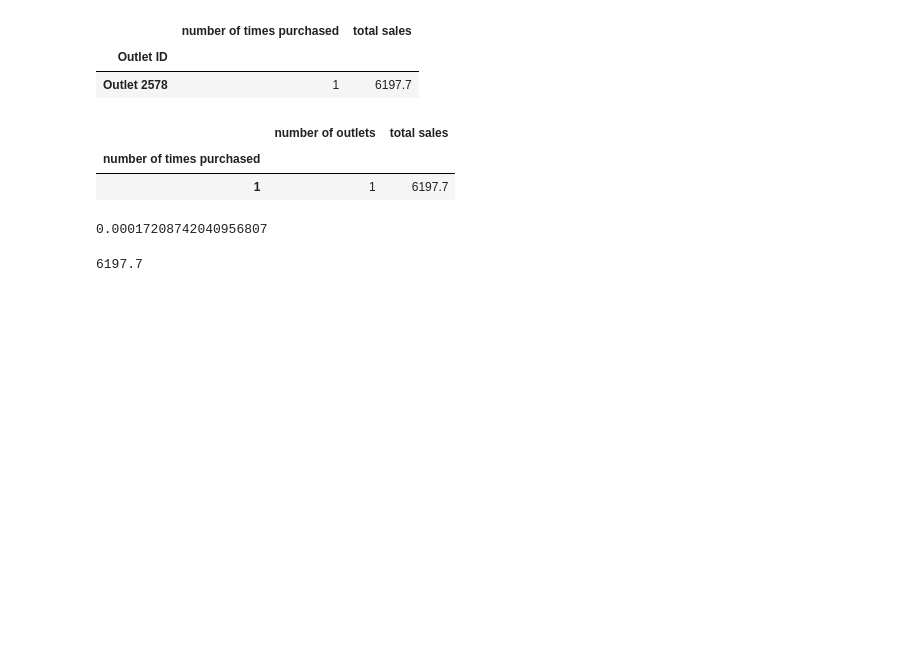
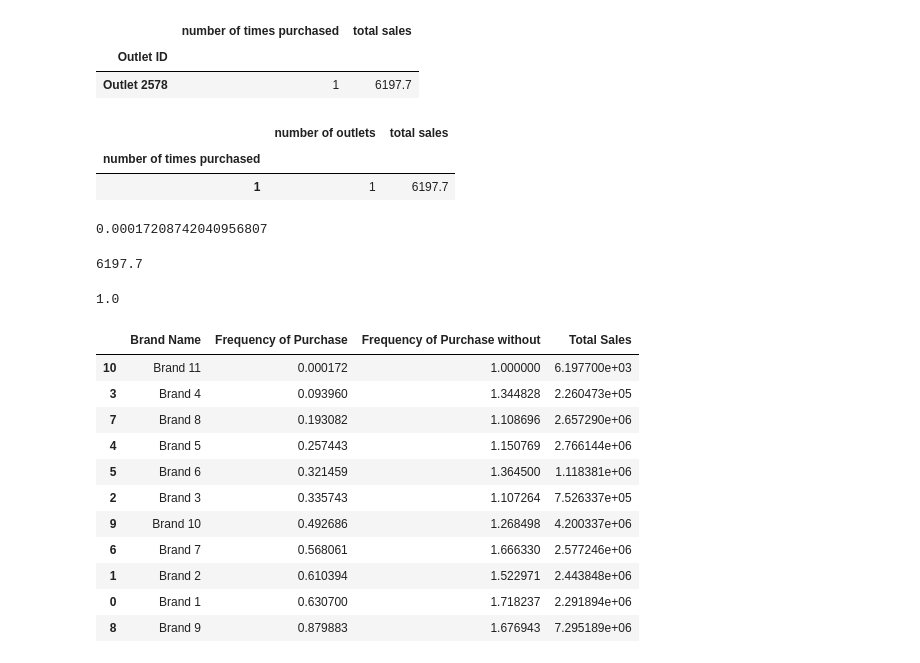
Before and after one commit to sulaiman01/Markytics-frequency_purchase_analysis, a Jupyter notebook: analysis.ipynb, the cells around one changed output. Cells and saved outputs as stored; diff of their text form; code cells hidden in the pictures; blank space fills up the shorter version.

```diff
--- a/analysis.ipynb
+++ b/analysis.ipynb
@@ -787,3 +921,8 @@ brand10['Sales Value'].sum()
+# %%
+frequency_dict['Brand Name'].append('Brand 10')
+frequency_dict['Frequency of Purchase'].append(fp)
+frequency_dict['Frequency of Purchase without'].append(wfp)
+frequency_dict['Total Sales'].append(ts)
 # %% [markdown]
 Brand 11
 # %%
@@ -820,6 +959,33 @@ fp
 0.00017208742040956807
 # %%
 #total number of sales value
-brand11['Sales Value'].sum()
+ts = brand11['Sales Value'].sum()
+ts
 # %% [output]
 6197.7
+# %%
+wfp = len(brand11)/len(outlet_count)
+wfp
+# %% [output]
+1.0
+# %%
+frequency_dict['Brand Name'].append('Brand 11')
+frequency_dict['Frequency of Purchase'].append(fp)
+frequency_dict['Frequency of Purchase without'].append(wfp)
+frequency_dict['Total Sales'].append(ts)
+# %%
+frequency_data = pd.DataFrame(frequency_dict)
+frequency_data.sort_values('Frequency of Purchase')
+# %% [output]
+|  | Brand Name | Frequency of Purchase | Frequency of Purchase without | Total Sales |
+| 10 | Brand 11 | 0.000172 | 1.000000 | 6.197700e+03 |
+| 3 | Brand 4 | 0.093960 | 1.344828 | 2.260473e+05 |
+| 7 | Brand 8 | 0.193082 | 1.108696 | 2.657290e+06 |
+| 4 | Brand 5 | 0.257443 | 1.150769 | 2.766144e+06 |
+| 5 | Brand 6 | 0.321459 | 1.364500 | 1.118381e+06 |
+| 2 | Brand 3 | 0.335743 | 1.107264 | 7.526337e+05 |
+| 9 | Brand 10 | 0.492686 | 1.268498 | 4.200337e+06 |
+| 6 | Brand 7 | 0.568061 | 1.666330 | 2.577246e+06 |
+| 1 | Brand 2 | 0.610394 | 1.522971 | 2.443848e+06 |
+| 0 | Brand 1 | 0.630700 | 1.718237 | 2.291894e+06 |
+| 8 | Brand 9 | 0.879883 | 1.676943 | 7.295189e+06 |
```
Also changed, not shown: parts of 52 cells of this notebook, 8 other files.
